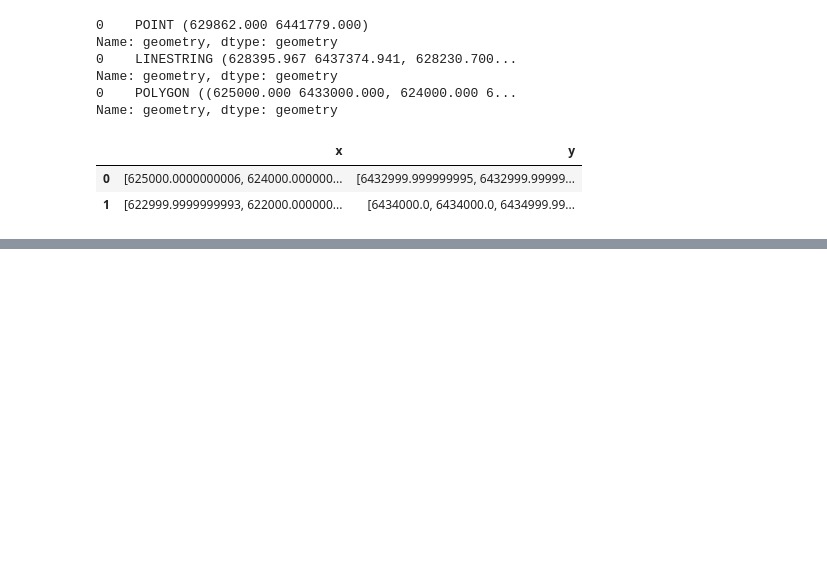
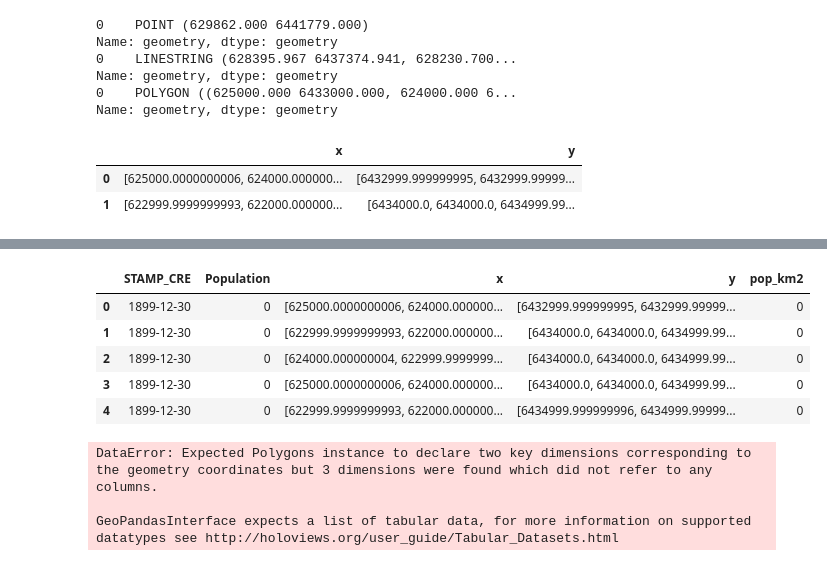
Before and after one commit to LandscapeGeoinformatics/geopython-ut-2019-course, a Jupyter notebook: source/_static/data/L6/static-maps and bokeh.ipynb, the cells around one changed output, grey strips where cells are left out. Drawn from its saved outputs; the diff is of its cells as text; code cells hidden in the pictures; blank space fills up the shorter version.

```diff
--- a/source/_static/data/L6/static-maps and bokeh.ipynb
+++ b/source/_static/data/L6/static-maps and bokeh.ipynb
@@ -349,0 +363,15 @@ show(p)
+# %%
+g_df.head()
+# %% [output]
+|  | STAMP_CRE | Population | x | y | pop_km2 |
+| 0 | 1899-12-30 | 0 | [625000.0000000006, 624000.000000... | [6432999.999999995, 6432999.99999... | 0 |
+| 1 | 1899-12-30 | 0 | [622999.9999999993, 622000.000000... | [6434000.0, 6434000.0, 6434999.99... | 0 |
+| 2 | 1899-12-30 | 0 | [624000.000000004, 622999.9999999... | [6434000.0, 6434000.0, 6434999.99... | 0 |
+| 3 | 1899-12-30 | 0 | [625000.0000000006, 624000.000000... | [6434000.0, 6434000.0, 6434999.99... | 0 |
+| 4 | 1899-12-30 | 0 | [622999.9999999993, 622000.000000... | [6434999.999999996, 6434999.99999... | 0 |
+# %%
+gv.Polygons(grid, vdims='Populations').opts(projection=ccrs.Robinson(), width=600, tools=['hover'])
+# %% [output]
+DataError: Expected Polygons instance to declare two key dimensions corresponding to the geometry coordinates but 3 dimensions were found which did not refer to any columns.
+
+GeoPandasInterface expects a list of tabular data, for more information on supported datatypes see http://holoviews.org/user_guide/Tabular_Datasets.html
```
Also changed, not shown: parts of 2 cells of this notebook, 10 other files.
